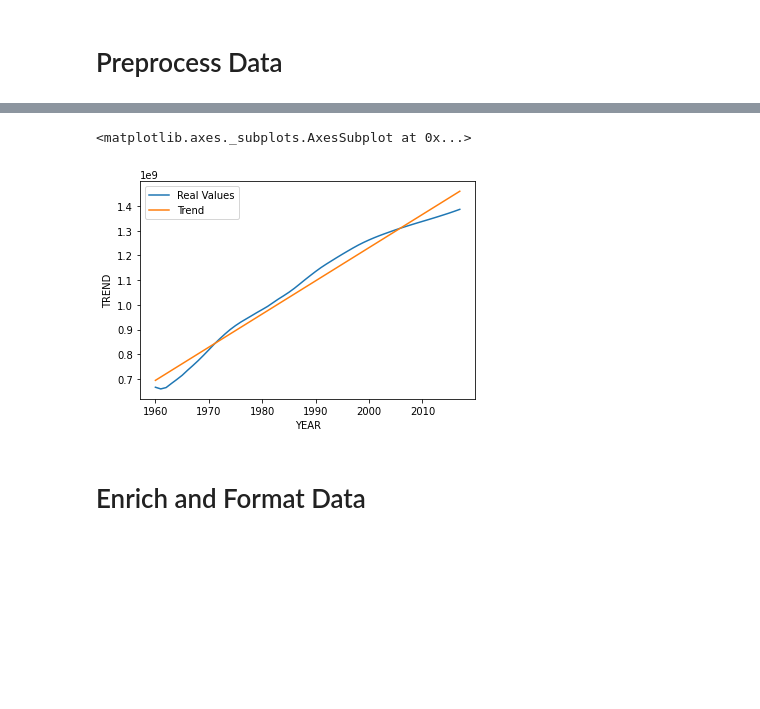
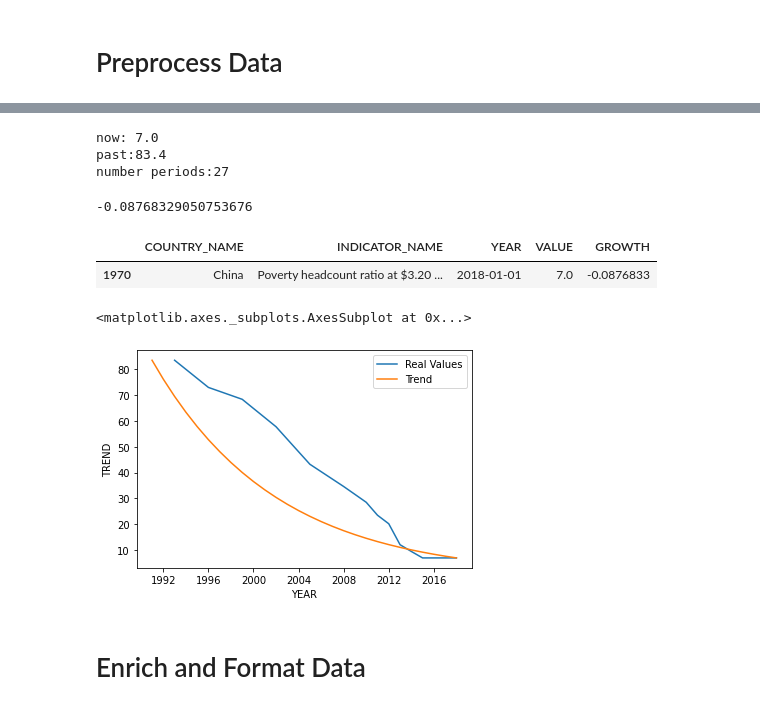
Before and after one commit to JoshZastrow/covid-19, a Jupyter notebook: main.ipynb, the cells around one changed output, grey strips where cells are left out. Saved outputs shown, nothing was run; the diff lists cells and outputs as text; code cells hidden in the pictures; blank space fills up the shorter version.

Commit message:
finish the worldbank preprocessing pipeline

```diff
--- a/main.ipynb
+++ b/main.ipynb
@@ -222,0 +233,10 @@ data[data.COUNTRY_NAME == "US"]
+# %%
+
+processed = (
+    worldbank
+    | p(reshape_worldbank)
+    | p(keep_latest_years)
+    | p(interpolate_values)
+    | p(summarize)
+    | p(pivot)
+)
@@ -222,0 +276,2 @@ data[data.COUNTRY_NAME == "US"]
+# %%
+data = summarize(processed)
@@ -223,11 +303,64 @@ data[data.COUNTRY_NAME == "US"]
+# %%
+def calculate_growth_rate(series):
+    series = series.reset_index(drop=True)
+
+    idx = np.isfinite(series)
+    if not any(idx):
+        return "NO VALUES"
+
+    x = series.loc[idx].index
+    y = series.loc[idx]
+
+    n = x[~0]  # total number of periods
+
+    assert n > 0
+
+    y_0 = y.iloc[0]
+    y_n = y.iloc[~0]
+
+    print("now: {}\npast:{}\nnumber periods:{}".format(y_n, y_0, n))
+    growth_rate = (y_n / y_0) ** (1 / n) - 1
+
+    return growth_rate
+
+
+data[
+    (data.COUNTRY_NAME == "China")
+    & (
+        data.INDICATOR_NAME
+        == "Poverty headcount ratio at $3.20 a day (2011 PPP) (% of population)"
+    )
+].VALUE.pipe(calculate_growth_rate)
+# %% [output]
+now: 7.0
+past:83.4
+number periods:27
+-0.08768329050753676
+# %%
+data[
+    (data.COUNTRY_NAME == "China")
+    & (
+        data.INDICATOR_NAME
+        == "Poverty headcount ratio at $3.20 a day (2011 PPP) (% of population)"
+    )
+]
+# %% [output]
+|  | COUNTRY_NAME | INDICATOR_NAME | YEAR | VALUE | GROWTH |
+| 1970 | China | Poverty headcount ratio at $3.20 ... | 2018-01-01 | 7.0 | -0.0876833 |
 # %%
-d = data[(data.INDICATOR_NAME == "Population, total") & (data.COUNTRY_NAME == "China")]
+d = data[
+    (
+        data.INDICATOR_NAME
+        == "Poverty headcount ratio at $3.20 a day (2011 PPP) (% of population)"
+    )
+    & (data.COUNTRY_NAME == "China")
+]
 
 ax = sns.lineplot("YEAR", "VALUE", data=d, label="Real Values")
 sns.lineplot("YEAR", "TREND", data=d, ax=ax, label="Trend")
 # %% [output]
 <matplotlib.axes._subplots.AxesSubplot at 0x...>
-[figure, old version]
+[figure, new version]
 # %%
 (
     df
```
Also changed, not shown: parts of 11 cells of this notebook, 1 other file.
